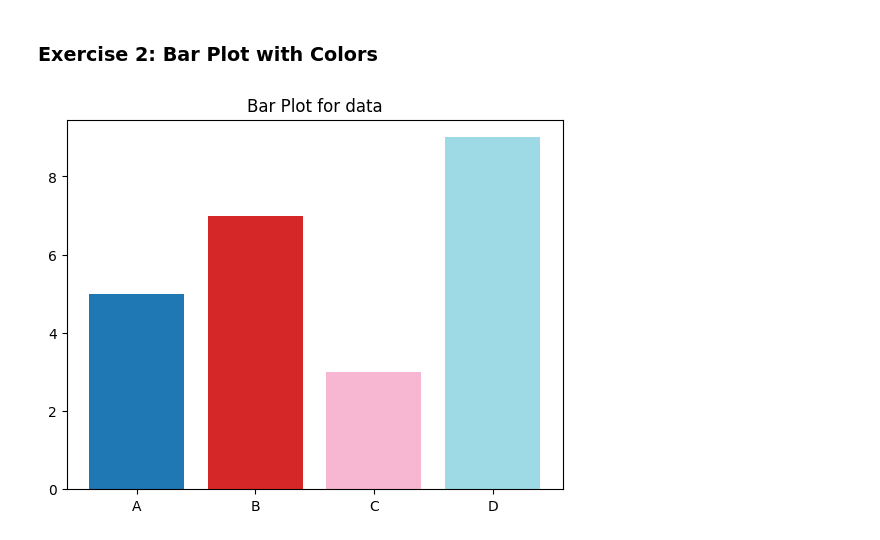
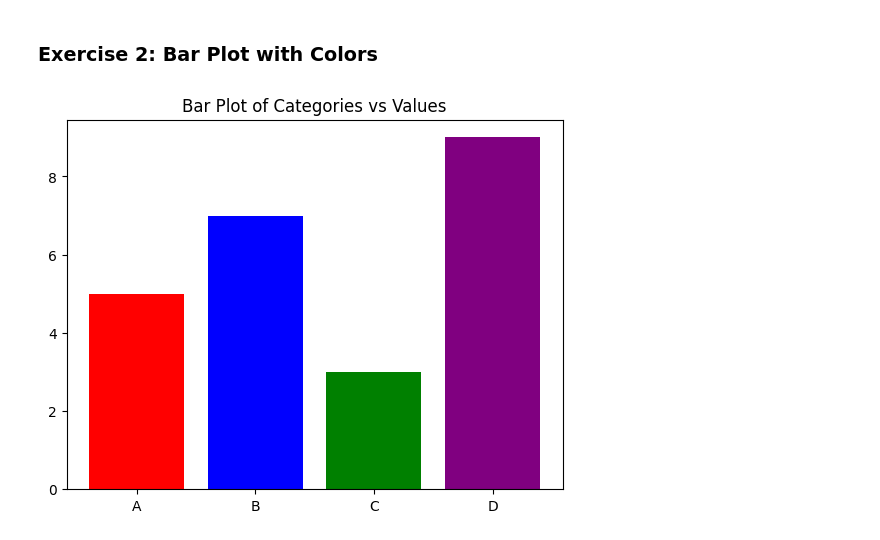
Before and after one commit to Abhi-Ram-143/python-jupyter-template, a Jupyter notebook: src/2-bar-plot.ipynb, the cells around one changed output. Drawn from its saved outputs; the diff is of its cells as text; code cells hidden in the pictures.

```diff
--- a/src/2-bar-plot.ipynb
+++ b/src/2-bar-plot.ipynb
@@ -5,16 +5,19 @@
 # Use different colors for each bar and add a title to the plot.
 # %%
 import matplotlib.pyplot as plt
-import numpy as np
 
+# Data for the plot
 categories = ['A', 'B', 'C', 'D']
 values = [5, 7, 3, 9]
+colors = ['red', 'blue', 'green', 'purple']
 
+# Create the bar plot
+plt.bar(categories, values, color=colors)
 
-plt.bar(categories, values, color=plt.cm.tab20(np.linspace(0, 1, len(categories))))
-plt.title('Bar Plot for data')
+# Add a title
+plt.title('Bar Plot of Categories vs Values')
 
-
+# Display the plot
 plt.show()
 # %% [output]
-[figure, old version]
+[figure, new version]
```
Also changed, not shown: 11 other files.
